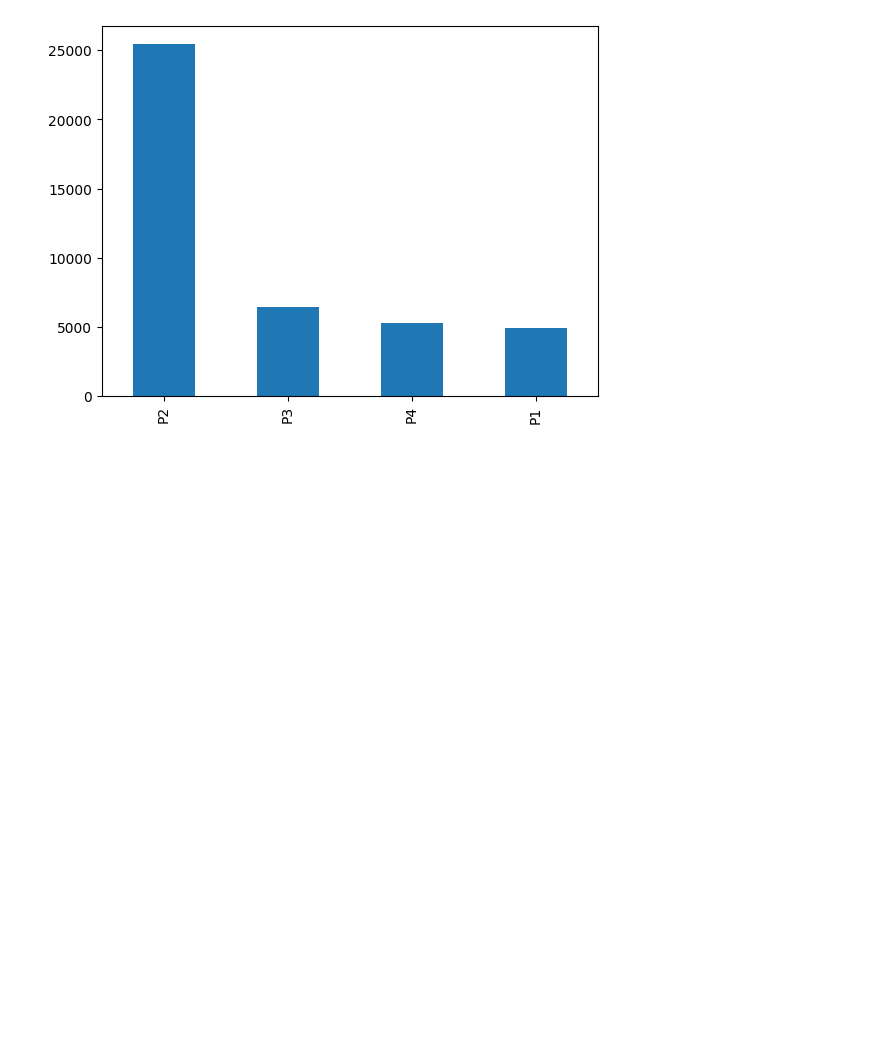
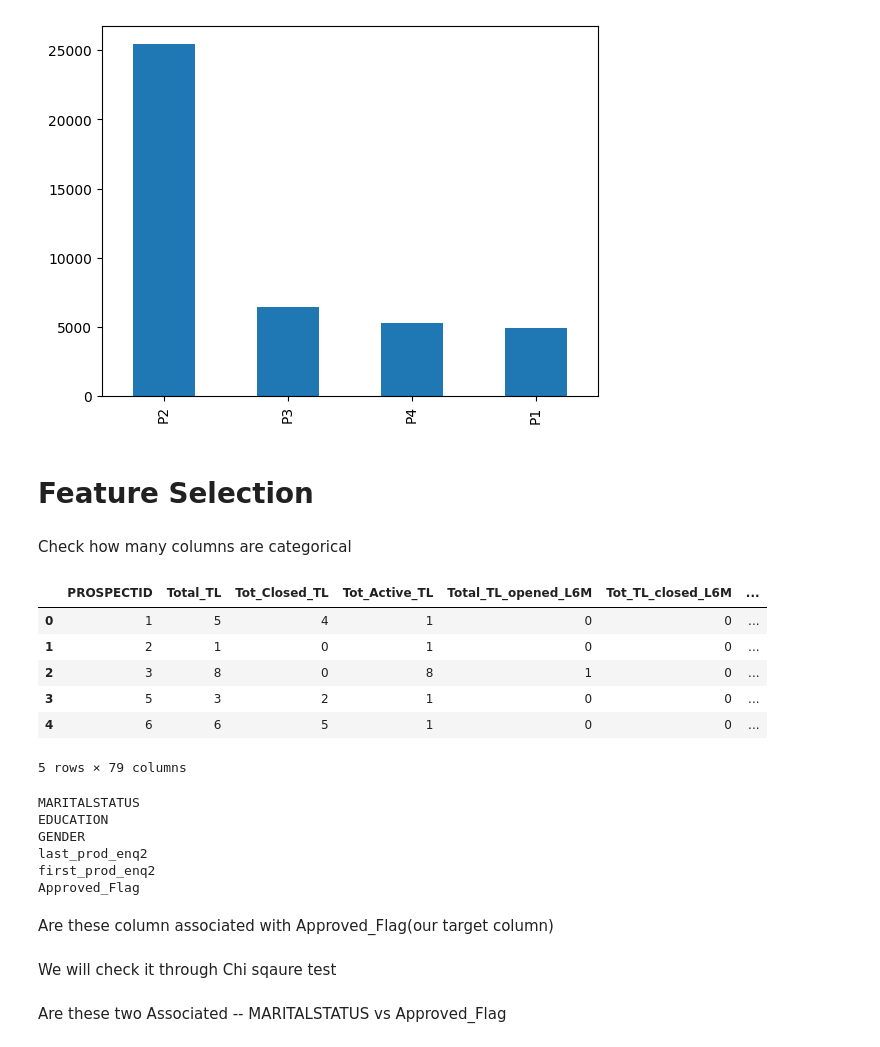
Before and after one commit to UdaysharmaData/Machine-Learning, a Jupyter notebook: ML Project/Credit Risk Modelling/EDA.IPYNB, the cells around one changed output. Saved outputs shown, nothing was run; the diff lists cells and outputs as text; code cells hidden in the pictures; blank space fills up the shorter version.

```diff
--- a/ML Project/Credit Risk Modelling/EDA.IPYNB
+++ b/ML Project/Credit Risk Modelling/EDA.IPYNB
@@ -158,3 +158,34 @@ df['Approved_Flag'].value_counts().plot(kind='bar')
 # %% [output]
 <AxesSubplot: >
 [figure]
+# %% [markdown]
+# Feature Selection
+# %% [markdown]
+Check how many columns are categorical
+# %%
+df.head()
+# %% [output]
+|  | PROSPECTID | Total_TL | Tot_Closed_TL | Tot_Active_TL | Total_TL_opened_L6M | Tot_TL_closed_L6M | ... |
+| 0 | 1 | 5 | 4 | 1 | 0 | 0 | ... |
+| 1 | 2 | 1 | 0 | 1 | 0 | 0 | ... |
+| 2 | 3 | 8 | 0 | 8 | 1 | 0 | ... |
+| 3 | 5 | 3 | 2 | 1 | 0 | 0 | ... |
+| 4 | 6 | 6 | 5 | 1 | 0 | 0 | ... |
+5 rows × 79 columns
+# %%
+for i in df:
+    if df[i].dtype == 'object':
+        print(i)
+# %% [output]
+MARITALSTATUS
+EDUCATION
+GENDER
+last_prod_enq2
+first_prod_enq2
+Approved_Flag
+# %% [markdown]
+Are these column associated with Approved_Flag(our target column)
+# %% [markdown]
+We will check it through Chi sqaure test
+# %% [markdown]
+Are these two Associated -- MARITALSTATUS vs Approved_Flag
```
Also changed, not shown: parts of 18 cells of this notebook.
